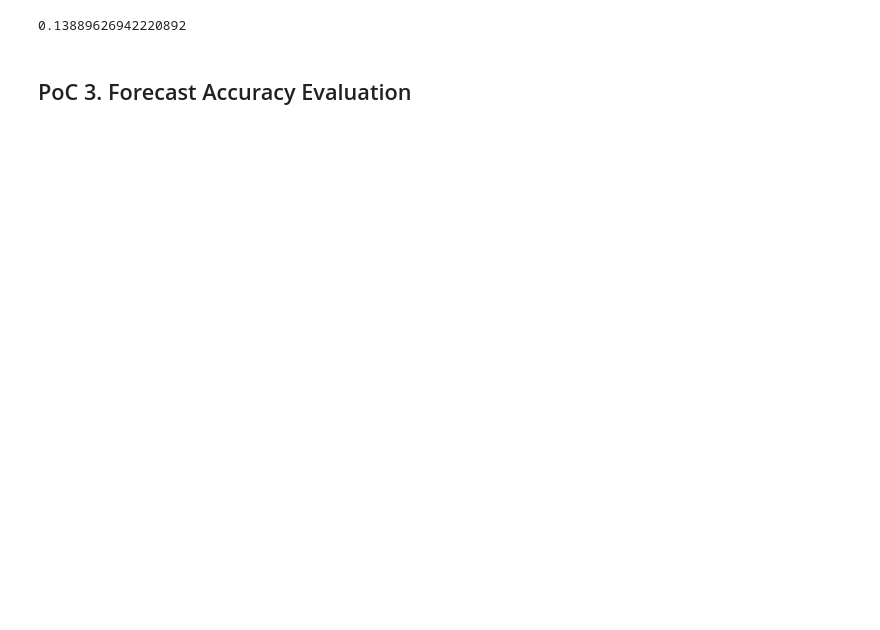
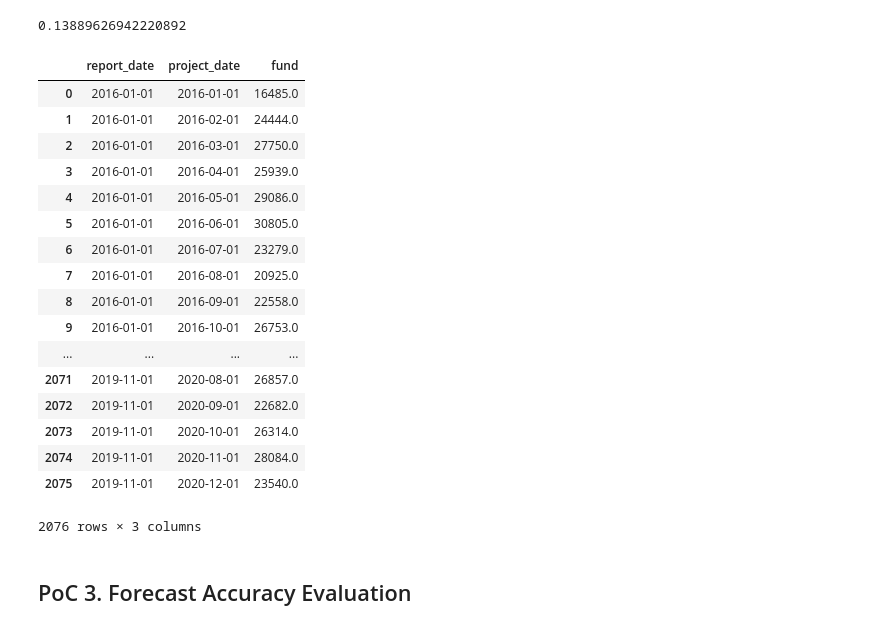
Before and after one commit to heroxk/pmrs_analytics_poc, a Jupyter notebook: Insights_F_A_Trend.ipynb, the cells around one changed output. Cells and saved outputs as stored; diff of their text form; code cells hidden in the pictures; blank space fills up the shorter version.

```diff
--- a/Insights_F_A_Trend.ipynb
+++ b/Insights_F_A_Trend.ipynb
@@ -85,6 +93,27 @@ plt.legend(loc='upper right', fontsize='xx-large')
 mean_absolute_error(fund_cum_dict[forecast_actual_years[0]], fund_cum_dict[forecast_actual_years[1]]) / fund_cum_dict[forecast_actual_years[1]].mean()
 # %% [output]
 0.13889626942220892
+# %%
+df_new
+# %% [output]
+|  | report_date | project_date | fund |
+| 0 | 2016-01-01 | 2016-01-01 | 16485.0 |
+| 1 | 2016-01-01 | 2016-02-01 | 24444.0 |
+| 2 | 2016-01-01 | 2016-03-01 | 27750.0 |
+| 3 | 2016-01-01 | 2016-04-01 | 25939.0 |
+| 4 | 2016-01-01 | 2016-05-01 | 29086.0 |
+| 5 | 2016-01-01 | 2016-06-01 | 30805.0 |
+| 6 | 2016-01-01 | 2016-07-01 | 23279.0 |
+| 7 | 2016-01-01 | 2016-08-01 | 20925.0 |
+| 8 | 2016-01-01 | 2016-09-01 | 22558.0 |
+| 9 | 2016-01-01 | 2016-10-01 | 26753.0 |
+| ... | ... | ... | ... |
+| 2071 | 2019-11-01 | 2020-08-01 | 26857.0 |
+| 2072 | 2019-11-01 | 2020-09-01 | 22682.0 |
+| 2073 | 2019-11-01 | 2020-10-01 | 26314.0 |
+| 2074 | 2019-11-01 | 2020-11-01 | 28084.0 |
+| 2075 | 2019-11-01 | 2020-12-01 | 23540.0 |
+2076 rows × 3 columns
 # %% [markdown]
 ## PoC 3. Forecast Accuracy Evaluation
 # %%
```
Also changed, not shown: parts of 9 cells of this notebook.
